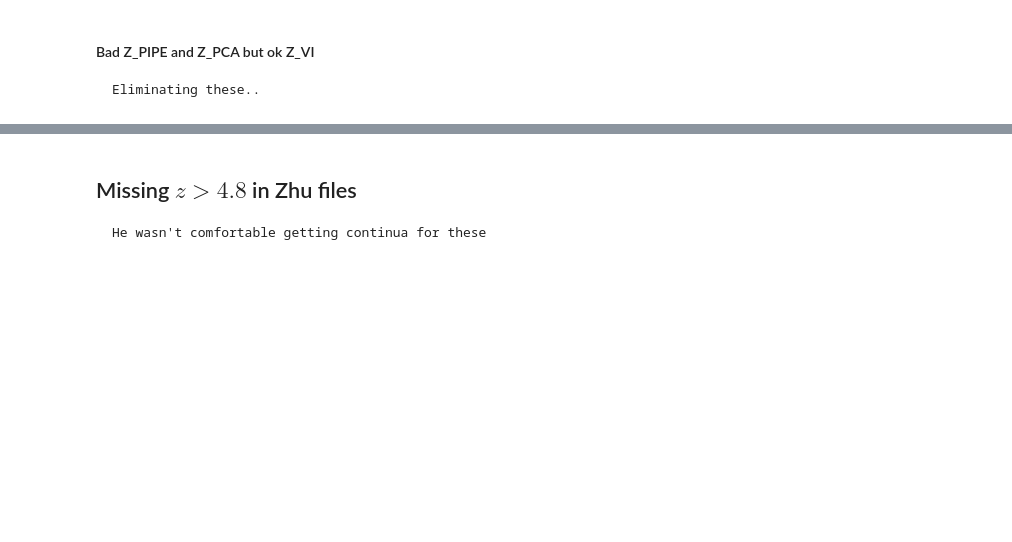
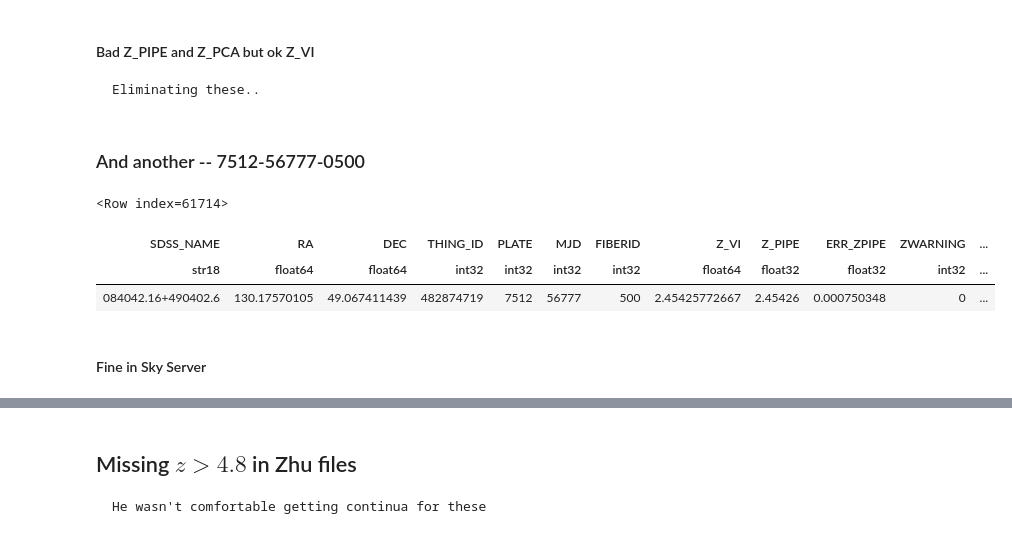
Before and after one commit to specdb/igmspec, a Jupyter notebook: docs/datasets/BOSS_DR12.ipynb, the cells around one changed output, grey strips where cells are left out. Drawn from its saved outputs; the diff is of its cells as text; code cells hidden in the pictures; blank space fills up the shorter version.

```diff
--- a/docs/datasets/BOSS_DR12.ipynb
+++ b/docs/datasets/BOSS_DR12.ipynb
@@ -324,3 +324,15 @@ boss_dr12[mt[0]]
 # %% [markdown]
 #### Bad Z_PIPE and Z_PCA but ok Z_VI
     Eliminating these..
+# %% [markdown]
+### And another -- 7512-56777-0500
+# %%
+mt = np.where((boss_dr12['PLATE']==7512) & (boss_dr12['FIBERID']==500))[0]
+boss_dr12[mt[0]]
+# %% [output]
+<Row index=61714>
+| SDSS_NAME | RA | DEC | THING_ID | PLATE | MJD | FIBERID | Z_VI | Z_PIPE | ERR_ZPIPE | ZWARNING | ... |
+| str18 | float64 | float64 | int32 | int32 | int32 | int32 | float64 | float32 | float32 | int32 | ... |
+| 084042.16+490402.6 | 130.17570105 | 49.067411439 | 482874719 | 7512 | 56777 | 500 | 2.45425772667 | 2.45426 | 0.000750348 | 0 | ... |
+# %% [markdown]
+#### Fine in Sky Server
```
Also changed, not shown: parts of 3 cells of this notebook, 1 other file.
